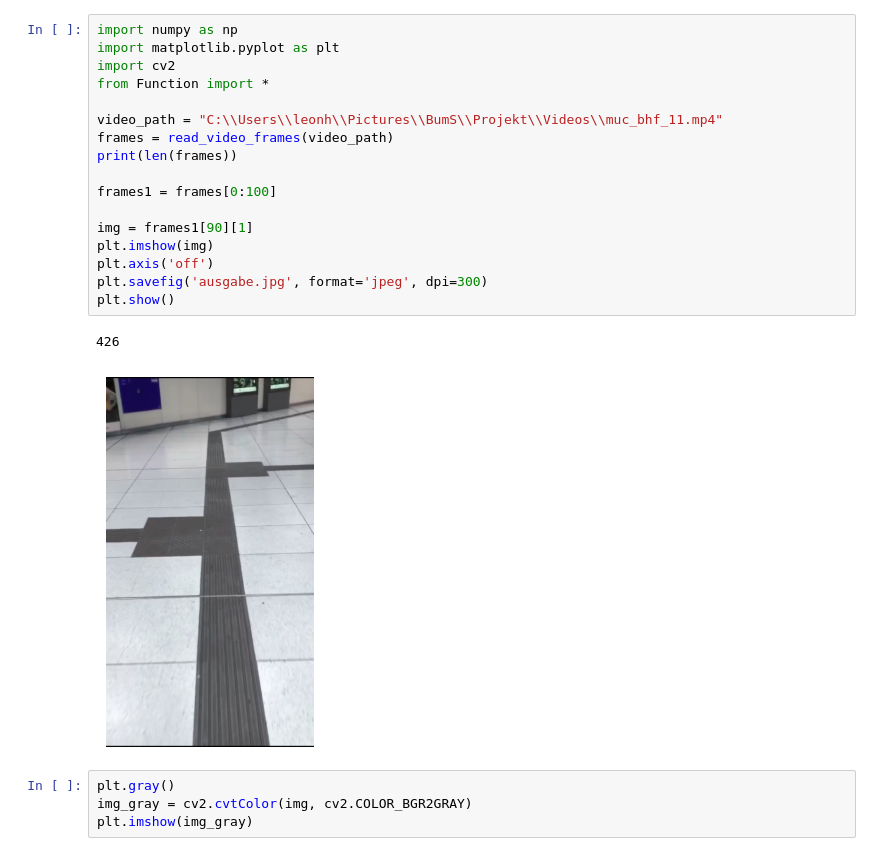
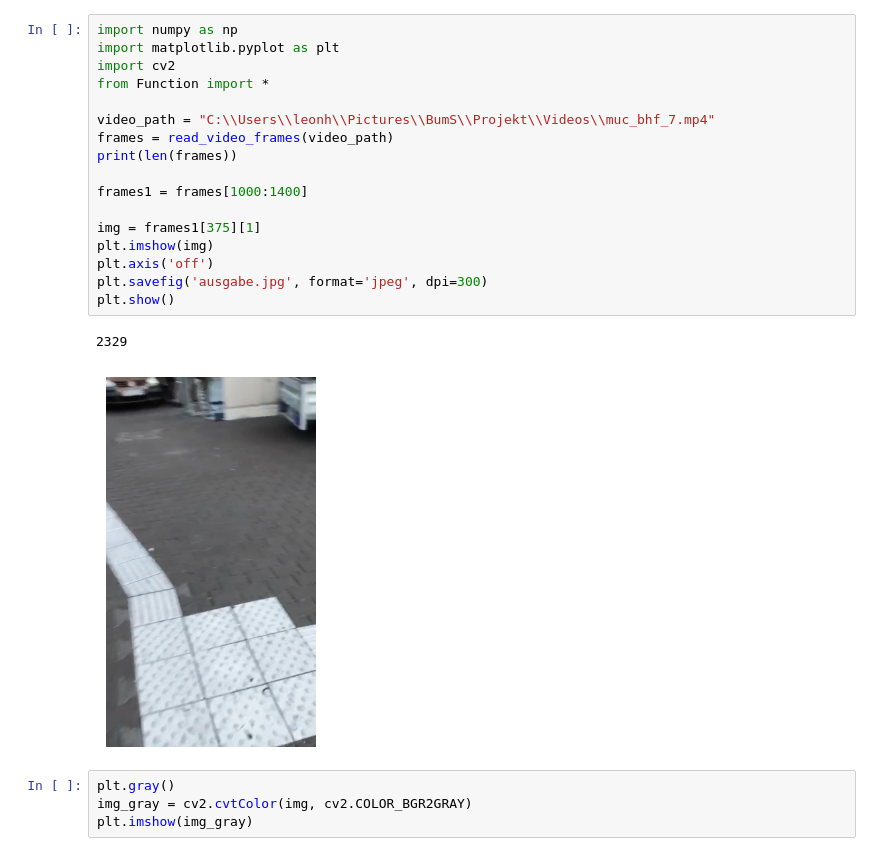
Before and after one commit to hendric-popma/project_bums, a Jupyter notebook: Präsentation.ipynb, the cells around one changed output. Drawn from its saved outputs; the diff is of its cells as text.

Commit message:
for getting example pictures

```diff
--- a/Präsentation.ipynb
+++ b/Präsentation.ipynb
@@ -1,23 +1,23 @@
 # %%
 import numpy as np
 import matplotlib.pyplot as plt
 import cv2
 from Function import *
 
-video_path = "C:\\Users\\leonh\\Pictures\\BumS\\Projekt\\Videos\\muc_bhf_11.mp4"
+video_path = "C:\\Users\\leonh\\Pictures\\BumS\\Projekt\\Videos\\muc_bhf_7.mp4"
 frames = read_video_frames(video_path)
 print(len(frames))
 
-frames1 = frames[0:100]
+frames1 = frames[1000:1400]
 
-img = frames1[90][1]
+img = frames1[375][1]
 plt.imshow(img)
 plt.axis('off')
 plt.savefig('ausgabe.jpg', format='jpeg', dpi=300)
 plt.show()
 # %% [output]
-426
+2329
-[figure, old version]
+[figure, new version]
 # %%
 plt.gray()
 img_gray = cv2.cvtColor(img, cv2.COLOR_BGR2GRAY)
```
